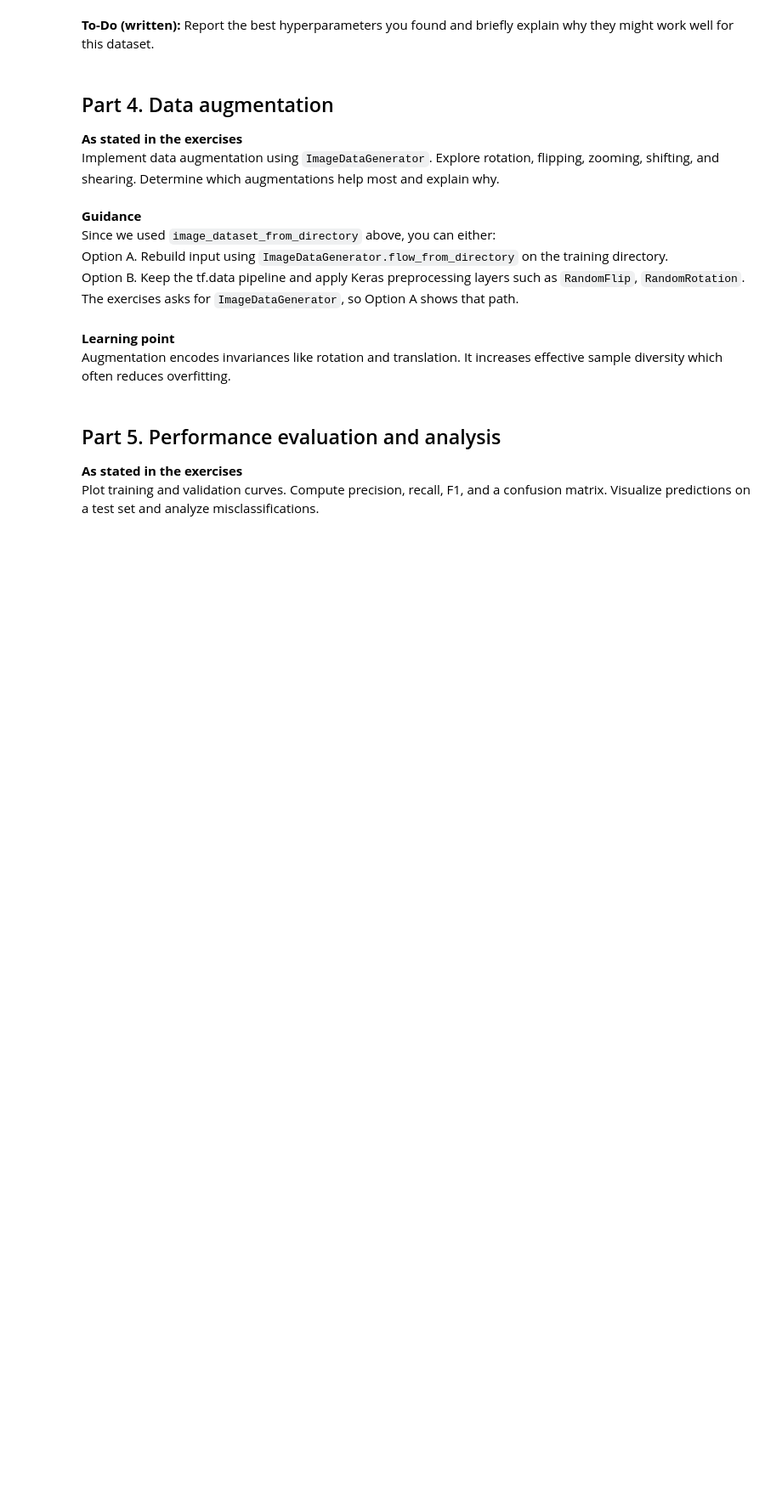
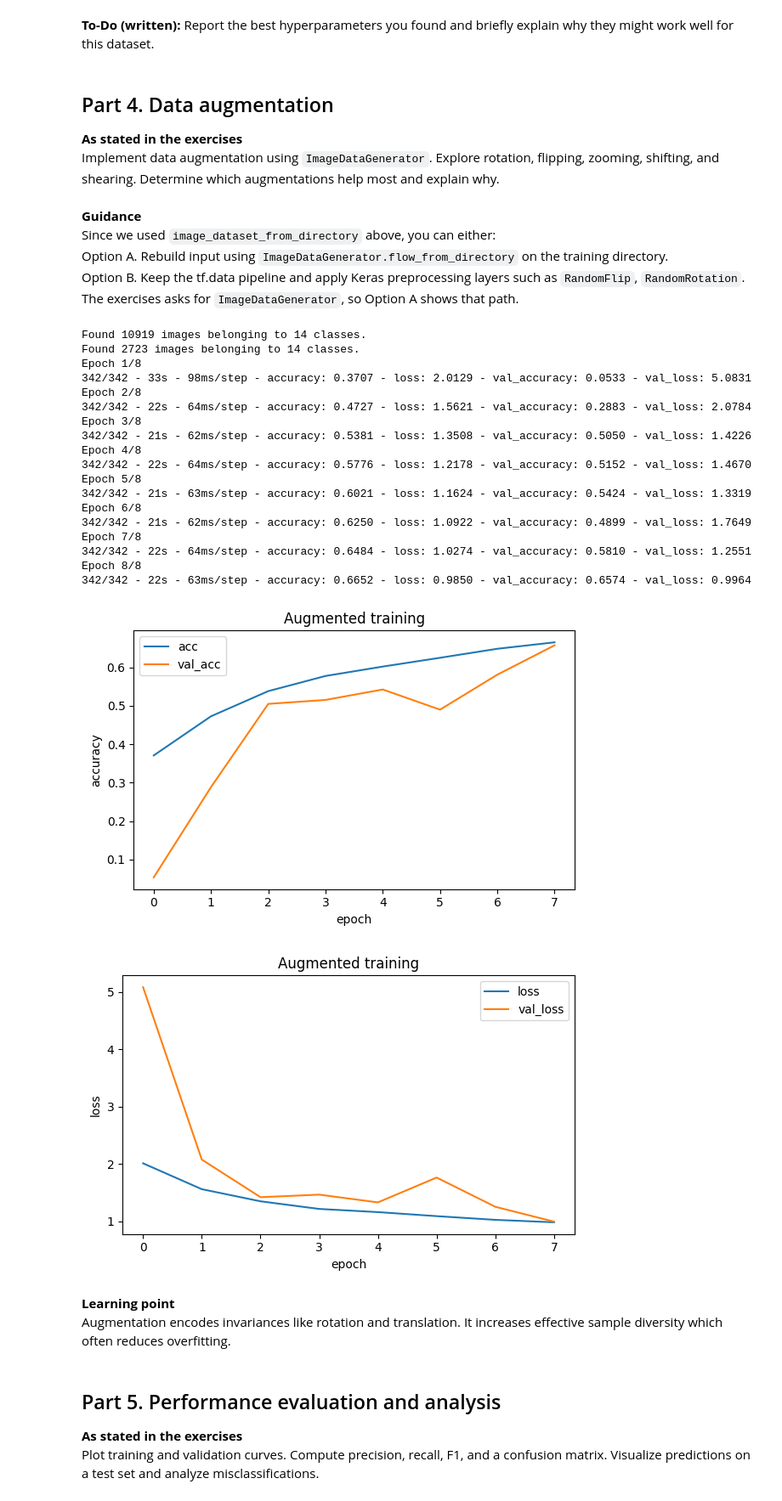
Before and after one commit to bryan01-14/DI-Bootcamp-August, a Jupyter notebook: week5/day3/xp_exercises/XP_Exercises_Flower_Classification_student.ipynb, the cells around one changed output. Shown at 85% size. Cells and saved outputs as stored; diff of their text form; code cells hidden in the pictures; blank space fills up the shorter version.

```diff
--- a/week5/day3/xp_exercises/XP_Exercises_Flower_Classification_student.ipynb
+++ b/week5/day3/xp_exercises/XP_Exercises_Flower_Classification_student.ipynb
@@ -327,9 +327,6 @@ Model: "sequential_2"
 # - Increase filters progressively 32->64->128->256
 # - Adjust Dropout to 0.4
 from tensorflow.keras import models, layers
-
-# Defining IMG_SIZE here to resolve NameError, assuming (32, 32) as per previous PREFILLED cell.
-IMG_SIZE = (32, 32)
 
 def build_variant(num_classes):
     model = models.Sequential([
@@ -353,9 +350,8 @@ def build_variant(num_classes):
     model.compile(optimizer="adam", loss="sparse_categorical_crossentropy", metrics=["accuracy"])
     return model
 
-# Defining num_classes here to resolve NameError, assuming 14 classes as per problem description.
-# In a typical workflow, num_classes would be defined by the data loading cell (cell 197e5ef5).
-num_classes = 14
+# Removed redundant definitions of IMG_SIZE and num_classes.
+# These variables are now correctly sourced from the PREFILLED cells.
 
 model_variant = build_variant(num_classes)
 model_variant.summary()
@@ -447,28 +481,49 @@ Option B. Keep the tf.data pipeline and apply Keras preprocessing layers such as
 The exercises asks for `ImageDataGenerator`, so Option A shows that path.
 # %%
 # To-Do: build an ImageDataGenerator pipeline (Option A)
-# from tensorflow.keras.preprocessing.image import ImageDataGenerator
-# train_dir = next((p for p in Path(base).iterdir() if p.name.lower()=='train'), None)
-# if train_dir is None:
-#     train_dir = base  # if single root
-# datagen = ImageDataGenerator(
-#     rescale=1./255,
-#     rotation_range=20,
-#     width_shift_range=0.1,
-#     height_shift_range=0.1,
-#     shear_range=0.1,
-#     zoom_range=0.1,
-#     horizontal_flip=True,
-#     fill_mode='nearest',
-#     validation_split=0.2
-# )
-# flow_train = datagen.flow_from_directory(train_dir, target_size=IMG_SIZE, batch_size=BATCH_SIZE,
-#                                         class_mode='sparse', subset='training', seed=SEED)
-# flow_val = datagen.flow_from_directory(train_dir, target_size=IMG_SIZE, batch_size=BATCH_SIZE,
-#                                       class_mode='sparse', subset='validation', seed=SEED)
-# model_aug = build_baseline(num_classes)  # or your variant
-# hist_aug = model_aug.fit(flow_train, validation_data=flow_val, epochs=8, verbose=2)
-# plot_curves(hist_aug, title='Augmented training')
+from tensorflow.keras.preprocessing.image import ImageDataGenerator
+train_dir = next((p for p in Path(base).iterdir() if p.name.lower()=='train'), None)
+if train_dir is None:
+    train_dir = base  # if single root
+datagen = ImageDataGenerator(
+    rescale=1./255,
+    rotation_range=20,
+    width_shift_range=0.1,
+    height_shift_range=0.1,
+    shear_range=0.1,
+    zoom_range=0.1,
+    horizontal_flip=True,
+    fill_mode='nearest',
+    validation_split=0.2
+)
+flow_train = datagen.flow_from_directory(train_dir, target_size=IMG_SIZE, batch_size=BATCH_SIZE,
+                                        class_mode='sparse', subset='training', seed=SEED)
+flow_val = datagen.flow_from_directory(train_dir, target_size=IMG_SIZE, batch_size=BATCH_SIZE,
+                                      class_mode='sparse', subset='validation', seed=SEED)
+model_aug = build_variant(num_classes)  # Using your improved variant for augmentation
+hist_aug = model_aug.fit(flow_train, validation_data=flow_val, epochs=8, verbose=2)
+plot_curves(hist_aug, title='Augmented training')
+# %% [output]
+Found 10919 images belonging to 14 classes.
+Found 2723 images belonging to 14 classes.
+Epoch 1/8
+342/342 - 33s - 98ms/step - accuracy: 0.3707 - loss: 2.0129 - val_accuracy: 0.0533 - val_loss: 5.0831
+Epoch 2/8
+342/342 - 22s - 64ms/step - accuracy: 0.4727 - loss: 1.5621 - val_accuracy: 0.2883 - val_loss: 2.0784
+Epoch 3/8
+342/342 - 21s - 62ms/step - accuracy: 0.5381 - loss: 1.3508 - val_accuracy: 0.5050 - val_loss: 1.4226
+Epoch 4/8
+342/342 - 22s - 64ms/step - accuracy: 0.5776 - loss: 1.2178 - val_accuracy: 0.5152 - val_loss: 1.4670
+Epoch 5/8
+342/342 - 21s - 63ms/step - accuracy: 0.6021 - loss: 1.1624 - val_accuracy: 0.5424 - val_loss: 1.3319
+Epoch 6/8
+342/342 - 21s - 62ms/step - accuracy: 0.6250 - loss: 1.0922 - val_accuracy: 0.4899 - val_loss: 1.7649
+Epoch 7/8
+342/342 - 22s - 64ms/step - accuracy: 0.6484 - loss: 1.0274 - val_accuracy: 0.5810 - val_loss: 1.2551
+Epoch 8/8
+342/342 - 22s - 63ms/step - accuracy: 0.6652 - loss: 0.9850 - val_accuracy: 0.6574 - val_loss: 0.9964
+[figure, added]
+[figure, added]
 # %% [markdown]
 **Learning point**
 Augmentation encodes invariances like rotation and translation. It increases effective sample diversity which often reduces overfitting.
```
Also changed, not shown: parts of 4 cells of this notebook.
